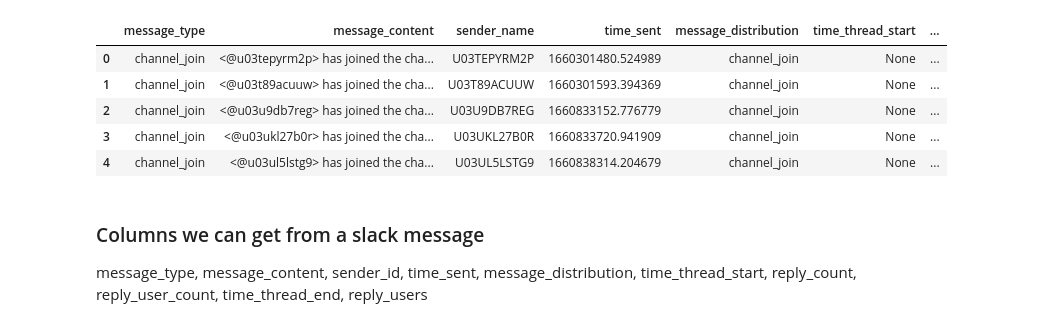
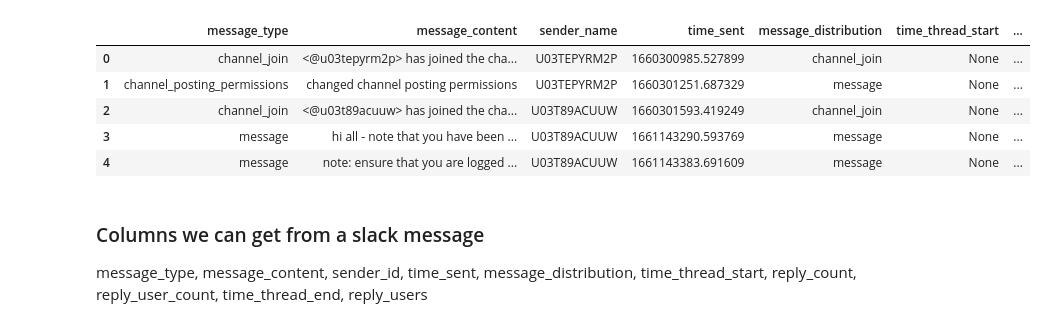
Before and after one commit to abiywondimu5758/10academy_week_0_, a Jupyter notebook: notebooks/parse_slack_data.ipynb, the cells around one changed output. Drawn from its saved outputs; the diff is of its cells as text; code cells hidden in the pictures.

```diff
--- a/notebooks/parse_slack_data.ipynb
+++ b/notebooks/parse_slack_data.ipynb
@@ -18,30 +18,35 @@ from wordcloud import WordCloud
 # %%
 # Add parent directory to path to import modules from src
 rpath = os.path.abspath('..')
 if rpath not in sys.path:
     sys.path.insert(0, rpath)
 
 from src.loader import SlackDataLoader
 import src.utils as utils
 
 data_path = 'C:/Users/Abiy/Documents/Projects/10 Academy/10academy_week_0_/anonymized'
 
 
 loader = SlackDataLoader(data_path)
 
-channel_name = 'all-week1'
+channel_name = 'all-broadcast'
 
+# user = loader.get_channels()
+# df = utils.get_channels_df(user)
+# df.head()
+# df = utils.get_users_df(user)
+# df.head()
 channel_messages = loader.get_channel_messages(channel_name)
-df = utils.msgs_to_df(channel_messages)
+df = utils.get_messages_df(channel_messages)
 
 df.head()
 # %% [output]
 |  | message_type | message_content | sender_name | time_sent | message_distribution | time_thread_start | ... |
-| 0 | channel_join | <@u03tepyrm2p> has joined the cha... | U03TEPYRM2P | 1660301480.524989 | channel_join | None | ... |
-| 1 | channel_join | <@u03t89acuuw> has joined the cha... | U03T89ACUUW | 1660301593.394369 | channel_join | None | ... |
-| 2 | channel_join | <@u03u9db7reg> has joined the cha... | U03U9DB7REG | 1660833152.776779 | channel_join | None | ... |
-| 3 | channel_join | <@u03ukl27b0r> has joined the cha... | U03UKL27B0R | 1660833720.941909 | channel_join | None | ... |
-| 4 | channel_join | <@u03ul5lstg9> has joined the cha... | U03UL5LSTG9 | 1660838314.204679 | channel_join | None | ... |
+| 0 | channel_join | <@u03tepyrm2p> has joined the cha... | U03TEPYRM2P | 1660300985.527899 | channel_join | None | ... |
+| 1 | channel_posting_permissions | changed channel posting permissions | U03TEPYRM2P | 1660301251.687329 | message | None | ... |
+| 2 | channel_join | <@u03t89acuuw> has joined the cha... | U03T89ACUUW | 1660301593.419249 | channel_join | None | ... |
+| 3 | message | hi all - note that you have been ... | U03T89ACUUW | 1661143290.593769 | message | None | ... |
+| 4 | message | note: ensure that you are logged ... | U03T89ACUUW | 1661143383.691609 | message | None | ... |
 # %% [markdown]
 ### Columns we can get from a slack message<br>
 
```
Also changed, not shown: parts of 6 cells of this notebook, 3 other files.
